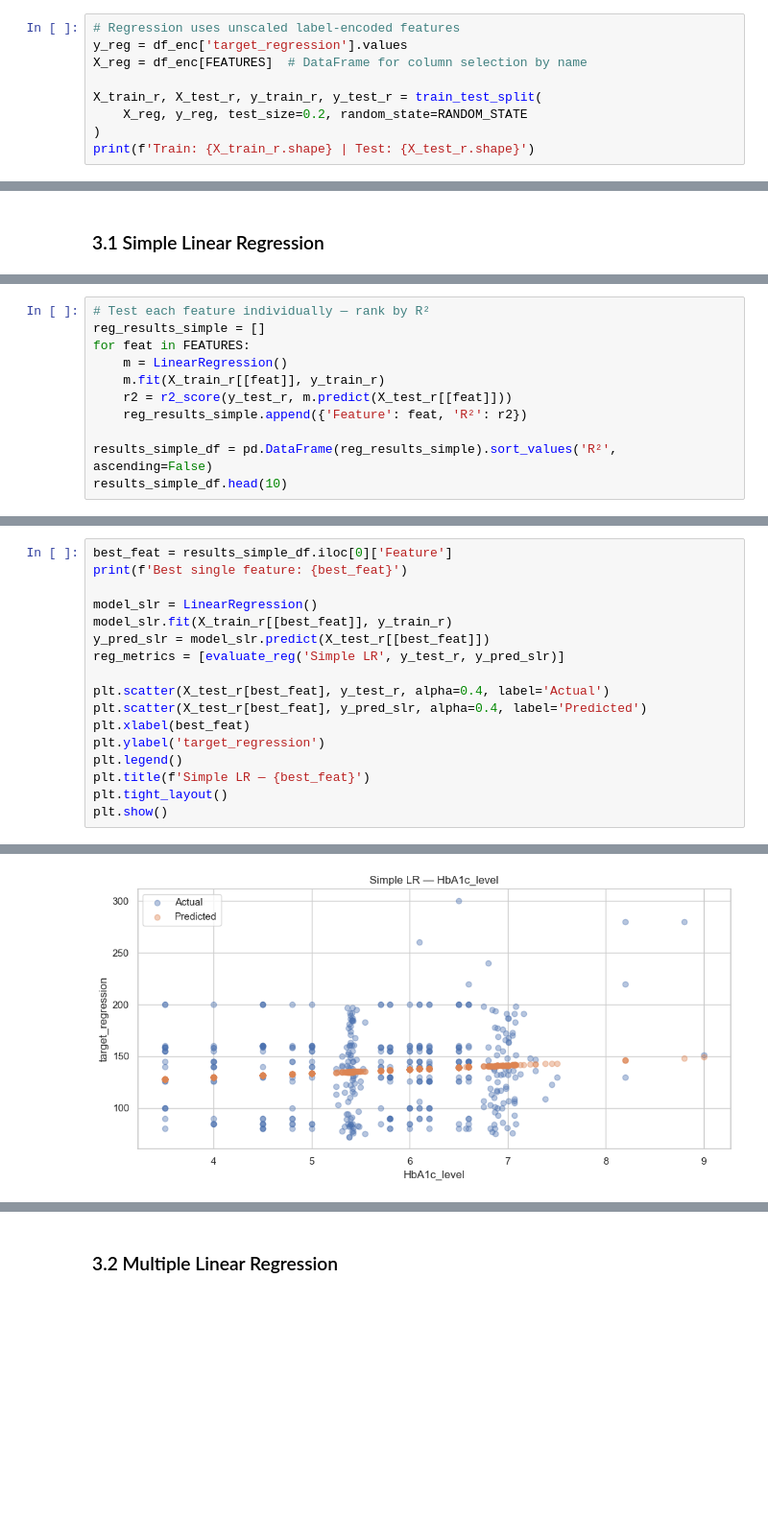
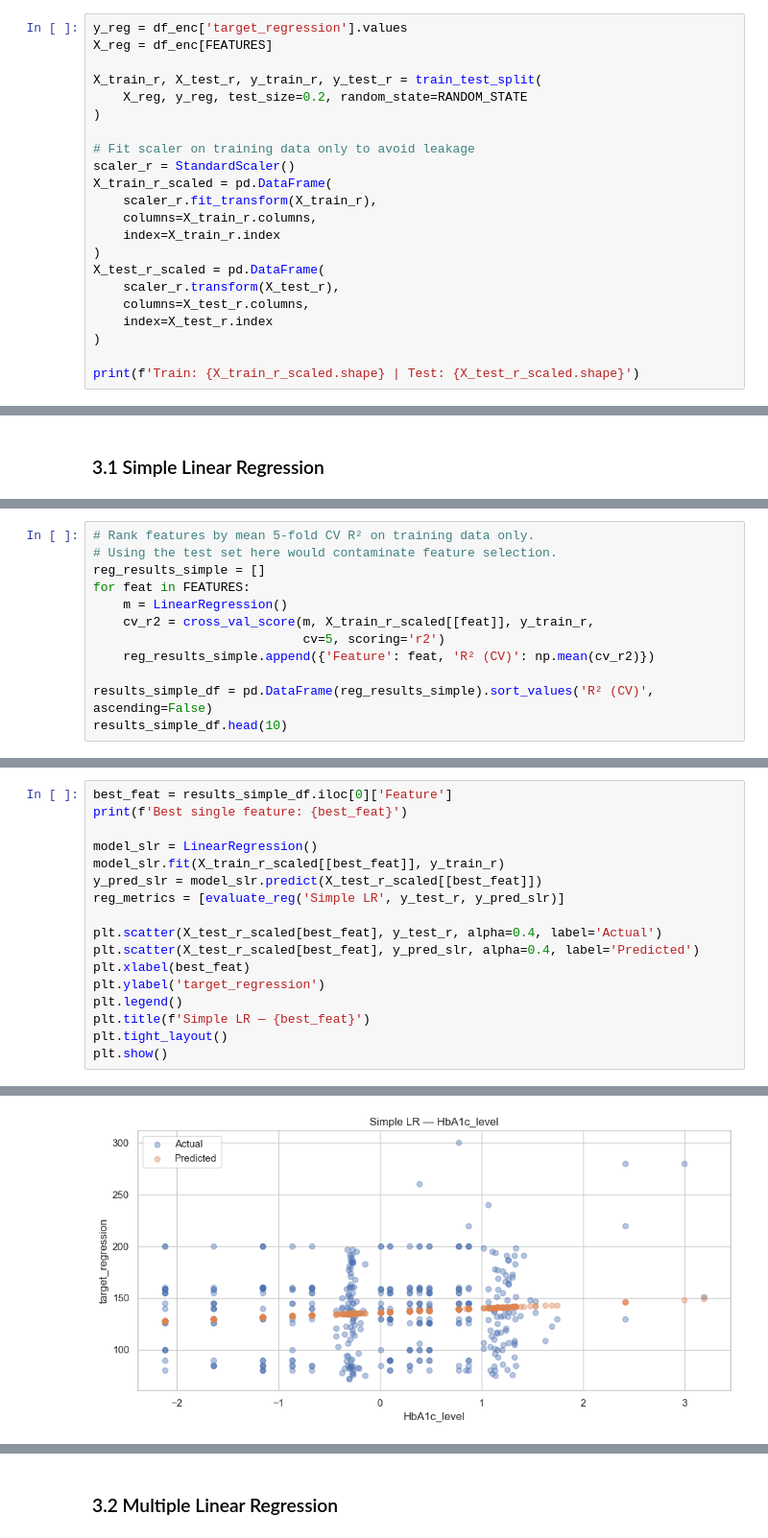
Before and after one commit to LuisMNSantos/APRAU-Cardiometabolic-ML, a Jupyter notebook: notebooks/aprau_grupo18.ipynb, the cells around one changed output, grey strips where cells are left out. Shown at 96% size. Drawn from its saved outputs; the diff is of its cells as text; blank space fills up the shorter version.

```diff
--- a/notebooks/aprau_grupo18.ipynb
+++ b/notebooks/aprau_grupo18.ipynb
@@ -574,10 +576,23 @@ Definimos o alvo de regressão, criamos a matriz de features como DataFrame (par
 # %%
-# Regression uses unscaled label-encoded features
 y_reg = df_enc['target_regression'].values
-X_reg = df_enc[FEATURES]  # DataFrame for column selection by name
+X_reg = df_enc[FEATURES]
 
 X_train_r, X_test_r, y_train_r, y_test_r = train_test_split(
     X_reg, y_reg, test_size=0.2, random_state=RANDOM_STATE
 )
-print(f'Train: {X_train_r.shape} | Test: {X_test_r.shape}')
+
+# Fit scaler on training data only to avoid leakage
+scaler_r = StandardScaler()
+X_train_r_scaled = pd.DataFrame(
+    scaler_r.fit_transform(X_train_r),
+    columns=X_train_r.columns,
+    index=X_train_r.index
+)
+X_test_r_scaled = pd.DataFrame(
+    scaler_r.transform(X_test_r),
+    columns=X_test_r.columns,
+    index=X_test_r.index
+)
+
+print(f'Train: {X_train_r_scaled.shape} | Test: {X_test_r_scaled.shape}')
 # %% [output]
@@ -601,12 +616,13 @@ Treinamos uma Regressão Linear Simples para cada feature individualmente e orde
 # %%
-# Test each feature individually — rank by R²
+# Rank features by mean 5-fold CV R² on training data only.
+# Using the test set here would contaminate feature selection.
 reg_results_simple = []
 for feat in FEATURES:
     m = LinearRegression()
-    m.fit(X_train_r[[feat]], y_train_r)
-    r2 = r2_score(y_test_r, m.predict(X_test_r[[feat]]))
-    reg_results_simple.append({'Feature': feat, 'R²': r2})
+    cv_r2 = cross_val_score(m, X_train_r_scaled[[feat]], y_train_r,
+                            cv=5, scoring='r2')
+    reg_results_simple.append({'Feature': feat, 'R² (CV)': np.mean(cv_r2)})
 
-results_simple_df = pd.DataFrame(reg_results_simple).sort_values('R²', ascending=False)
+results_simple_df = pd.DataFrame(reg_results_simple).sort_values('R² (CV)', ascending=False)
 results_simple_df.head(10)
 # %% [output]
@@ -626,21 +642,21 @@ Treinamos o modelo final com a melhor feature e visualizamos a relação entre o
 # %%
 best_feat = results_simple_df.iloc[0]['Feature']
 print(f'Best single feature: {best_feat}')
 
 model_slr = LinearRegression()
-model_slr.fit(X_train_r[[best_feat]], y_train_r)
-y_pred_slr = model_slr.predict(X_test_r[[best_feat]])
+model_slr.fit(X_train_r_scaled[[best_feat]], y_train_r)
+y_pred_slr = model_slr.predict(X_test_r_scaled[[best_feat]])
 reg_metrics = [evaluate_reg('Simple LR', y_test_r, y_pred_slr)]
 
-plt.scatter(X_test_r[best_feat], y_test_r, alpha=0.4, label='Actual')
-plt.scatter(X_test_r[best_feat], y_pred_slr, alpha=0.4, label='Predicted')
+plt.scatter(X_test_r_scaled[best_feat], y_test_r, alpha=0.4, label='Actual')
+plt.scatter(X_test_r_scaled[best_feat], y_pred_slr, alpha=0.4, label='Predicted')
 plt.xlabel(best_feat)
 plt.ylabel('target_regression')
 plt.legend()
 plt.title(f'Simple LR — {best_feat}')
 plt.tight_layout()
 plt.show()
 # %% [output]
 Best single feature: HbA1c_level
 [Simple LR]  R²=0.0083  MAE=30.8520  RMSE=38.3962
-[figure, old version]
+[figure, new version]
```
Also changed, not shown: parts of 51 cells of this notebook, 1 other file.
